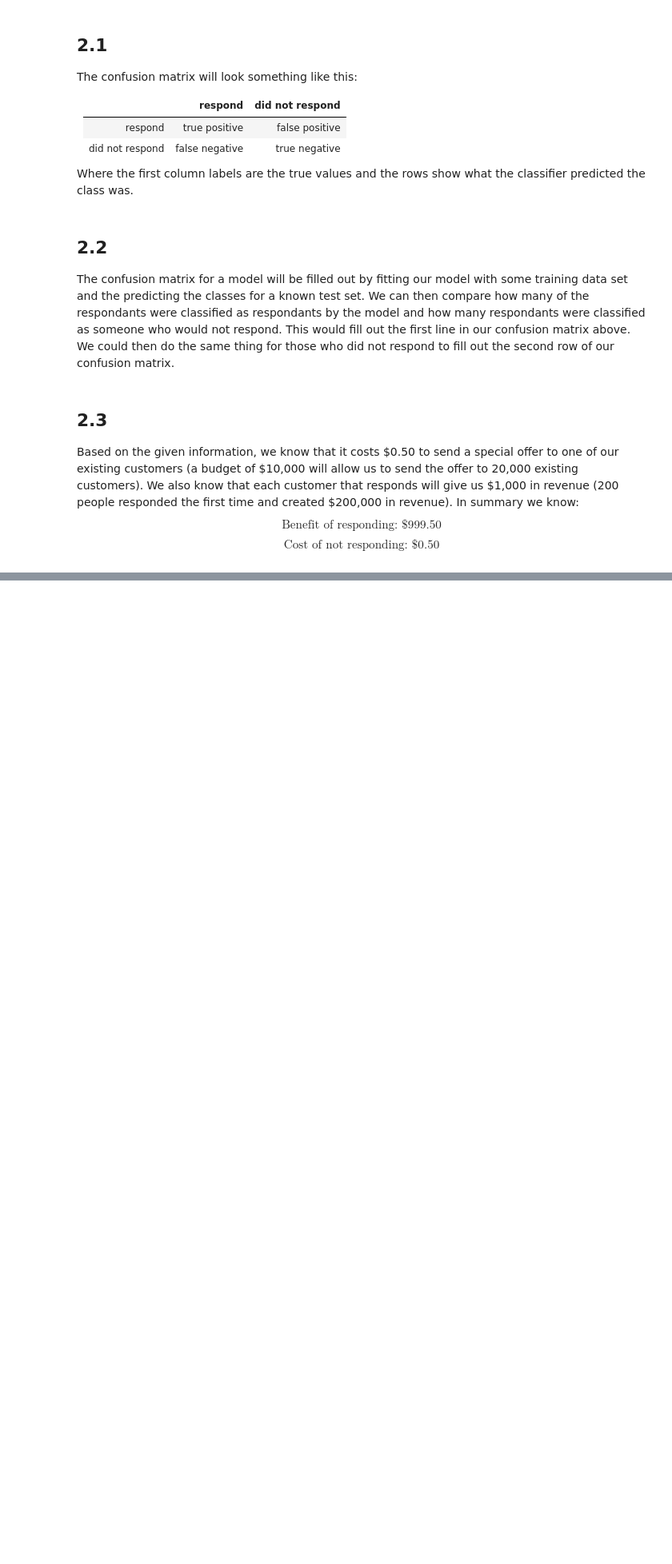
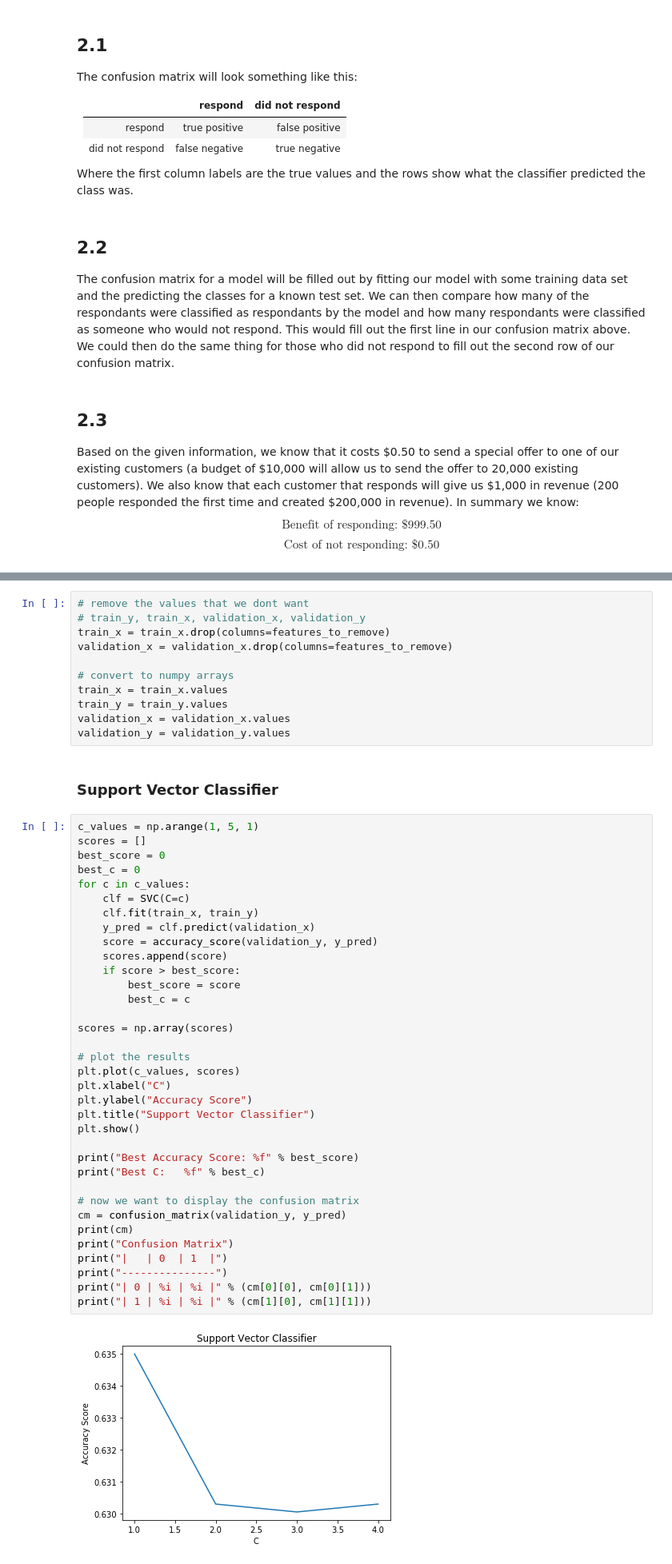
Before and after one commit to maxxliu/ML-Booth, a Jupyter notebook: Midterm/Midterm.ipynb, the cells around one changed output, grey strips where cells are left out. Shown at 80% size. Saved outputs shown, nothing was run; the diff lists cells and outputs as text; blank space fills up the shorter version.

```diff
--- a/Midterm/Midterm.ipynb
+++ b/Midterm/Midterm.ipynb
@@ -275,0 +419,50 @@ Based on the given information, we know that it costs \$0.50 to send a special o
+# %%
+# remove the values that we dont want
+# train_y, train_x, validation_x, validation_y
+train_x = train_x.drop(columns=features_to_remove)
+validation_x = validation_x.drop(columns=features_to_remove)
+
+# convert to numpy arrays
+train_x = train_x.values
+train_y = train_y.values
+validation_x = validation_x.values
+validation_y = validation_y.values
+# %% [markdown]
+### Support Vector Classifier
+# %%
+c_values = np.arange(1, 5, 1)
+scores = []
+best_score = 0
+best_c = 0
+for c in c_values:
+    clf = SVC(C=c)
+    clf.fit(train_x, train_y)
+    y_pred = clf.predict(validation_x)
+    score = accuracy_score(validation_y, y_pred)
+    scores.append(score)
+    if score > best_score:
+        best_score = score
+        best_c = c
+
+scores = np.array(scores)
+
+# plot the results
+plt.plot(c_values, scores)
+plt.xlabel("C")
+plt.ylabel("Accuracy Score")
+plt.title("Support Vector Classifier")
+plt.show()
+
+print("Best Accuracy Score: %f" % best_score)
+print("Best C:   %f" % best_c)
+
+# now we want to display the confusion matrix
+cm = confusion_matrix(validation_y, y_pred)
+print(cm)
+print("Confusion Matrix")
+print("|   | 0  | 1  |")
+print("---------------")
+print("| 0 | %i | %i |" % (cm[0][0], cm[0][1]))
+print("| 1 | %i | %i |" % (cm[1][0], cm[1][1]))
+# %% [output]
+[figure, added]
```
Also changed, not shown: parts of 28 cells of this notebook, 1 other file.
